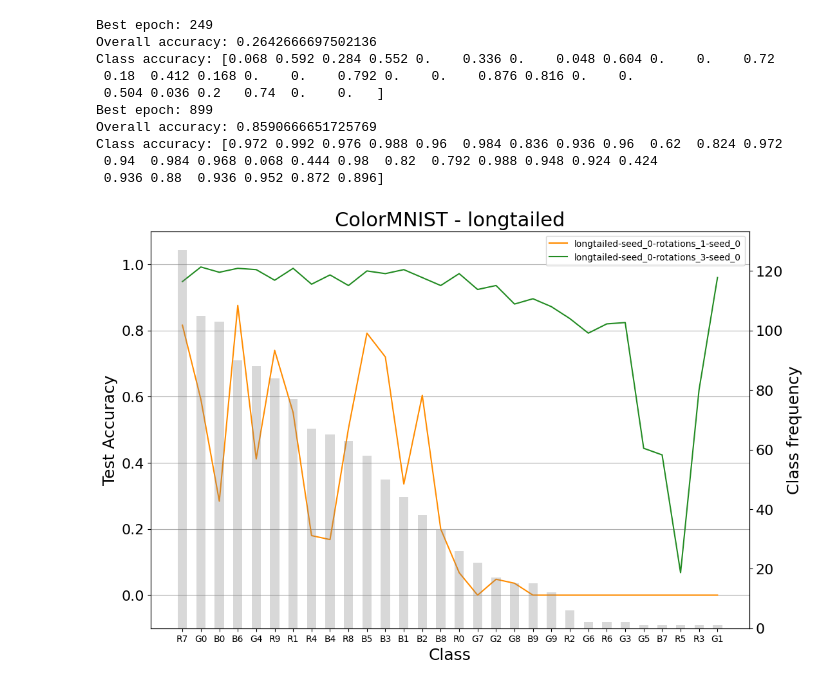
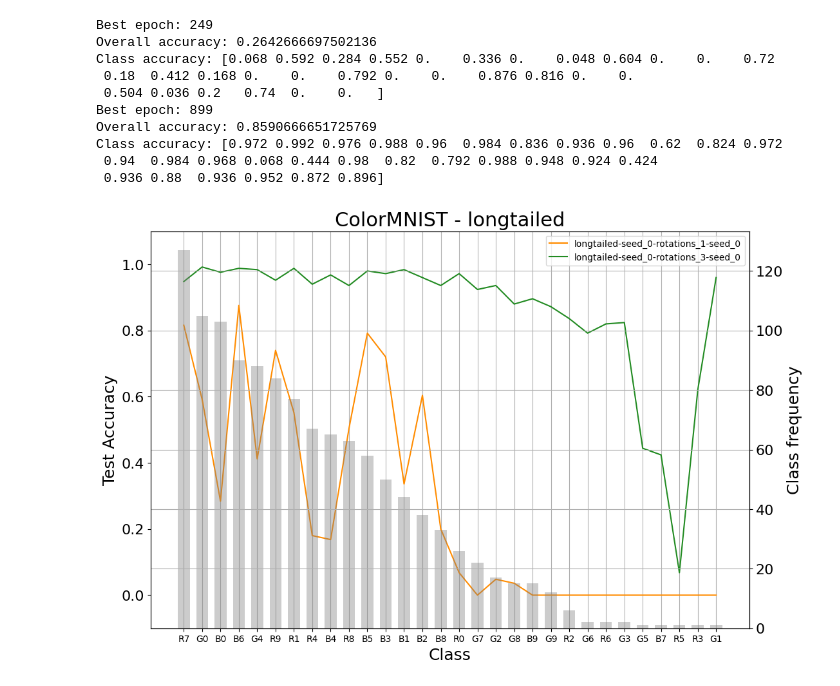
Before and after one commit to ArcovanBreda/CEConvDL2, a Jupyter notebook: CEConv/Arcos_notebook.ipynb, the cells around one changed output. Cells and saved outputs as stored; diff of their text form; code cells hidden in the pictures.

Commit message:
complete figure 2

```diff
--- a/CEConv/Arcos_notebook.ipynb
+++ b/CEConv/Arcos_notebook.ipynb
@@ -1,9 +1,13 @@
 # %%
-!export DATA_DIR=/home/arco/Downloads/"Master AI"/CEConvDL2
-!export WANDB_DIR=/home/arco/anaconda3/envs/CEConv3.10/lib/python3.10/site-packages/
-!export OUT_DIR=/home/arco/Downloads/"Master AI"/CEConv/output
+import os
+
+os.environ['DATA_DIR'] = '/home/arco/Downloads/Master AI/CEConvDL2'
+os.environ['WANDB_DIR'] = '/home/arco/anaconda3/envs/CEConv3.10/lib/python3.10/site-packages/'
+os.environ['OUT_DIR'] = '/home/arco/Downloads/Master AI/CEConv/output'
 
 !python -m experiments.color_mnist.colormnist_longtailed
-!python -m experiments.color_mnist.train_longtailed --rotations 1 --planes 20 --grayscale
-!python -m experiments.color_mnist.train_longtailed --rotations 3 --planes 17 --separable
+
+for i in range(1, 11):
+    !python -m experiments.color_mnist.train_longtailed --rotations 1 --planes 20 --grayscale --seed {i}
+    !python -m experiments.color_mnist.train_longtailed --rotations 3 --planes 17 --separable --seed {i}
 # %% [output]
@@ -34,8 +38,36 @@ import os
 def plot(data_dir):
     # List of model namespaces
     models = [
-        Namespace(bs=256, test_bs=256, grayscale=True, jitter=0.0, epochs=1000, seed=0, planes=20, lr=0.001, wd=1e-05, rotations=1, groupcosetpool=False, separable=False, ce_layers=7, steps_per_epoch=5, model_name='longtailed-seed_0-rotations_1-seed_0'),
-        Namespace(bs=256, test_bs=256, grayscale=False, jitter=0.0, epochs=1000, seed=0, planes=17, lr=0.001, wd=1e-05, rotations=3, groupcosetpool=False, separable=True, ce_layers=7, steps_per_epoch=5, model_name='longtailed-seed_0-rotations_3-seed_0')
+        Namespace(bs=256,
+                  test_bs=256,
+                  grayscale=True,
+                  jitter=0.0,
+                  epochs=1000,
+                  seed=0,
+                  planes=20,
+                  lr=0.001,
+                  wd=1e-05,
+                  rotations=1,
+                  groupcosetpool=False,
+                  separable=False,
+                  ce_layers=7,
+                  steps_per_epoch=5,
+                  model_name='longtailed-seed_0-rotations_1'),
+        Namespace(bs=256,
+                  test_bs=256,
+                  grayscale=False,
+                  jitter=0.0,
+                  epochs=1000,
+                  seed=0,
+                  planes=17,
+                  lr=0.001,
+                  wd=1e-05,
+                  rotations=3,
+                  groupcosetpool=False,
+                  separable=True,
+                  ce_layers=7,
+                  steps_per_epoch=5,
+                  model_name='longtailed-seed_0-rotations_3')
     ]
 
 
@@ -69,36 +101,40 @@ def plot(data_dir):
         ax1.plot(labels, model.class_acc[sort_idx], label=model_args.model_name, color=color)
 
     # Plot samples per class
+    ax1.grid(axis='both')
     ax2 = ax1.twinx()
-    ax2.bar(labels, samples_per_class[1].numpy(), color="gray", alpha=0.3, width=0.5)
+    ax2.grid(axis='both')
+
+    ax2.bar(labels, samples_per_class[1].numpy(), color="gray", alpha=0.4, width=0.65)
     ax2.set_ylabel('Class frequency', fontsize=18)
 
     ax1.set_xlabel('Class', fontsize=18)
     ax1.set_ylabel('Test Accuracy', fontsize=18)
     ax1.set_ylim(-0.1, 1.1)
     ax1.grid(axis='y')
     ax1.legend()
 
     # Set font size for x-axis ticks
     plt.xticks(rotation=45, fontsize=20)
 
     # Set font size for y-axis ticks
     ax1.tick_params(axis='y', labelsize=16)
     ax2.tick_params(axis='y', labelsize=16)
 
     plt.title('ColorMNIST - longtailed', fontsize=22)
+
     plt.show()
 
 plot("/home/arco/Downloads/Master AI/CEConvDL2")
 # %% [output]
 Best epoch: 249
 Overall accuracy: 0.2642666697502136
 Class accuracy: [0.068 0.592 0.284 0.552 0.    0.336 0.    0.048 0.604 0.    0.    0.72
  0.18  0.412 0.168 0.    0.    0.792 0.    0.    0.876 0.816 0.    0.
  0.504 0.036 0.2   0.74  0.    0.   ]
 Best epoch: 899
 Overall accuracy: 0.8590666651725769
 Class accuracy: [0.972 0.992 0.976 0.988 0.96  0.984 0.836 0.936 0.96  0.62  0.824 0.972
  0.94  0.984 0.968 0.068 0.444 0.98  0.82  0.792 0.988 0.948 0.924 0.424
  0.936 0.88  0.936 0.952 0.872 0.896]
-[figure, old version]
+[figure, new version]
```
Also changed, not shown: parts of 2 cells of this notebook, 2 other files.
